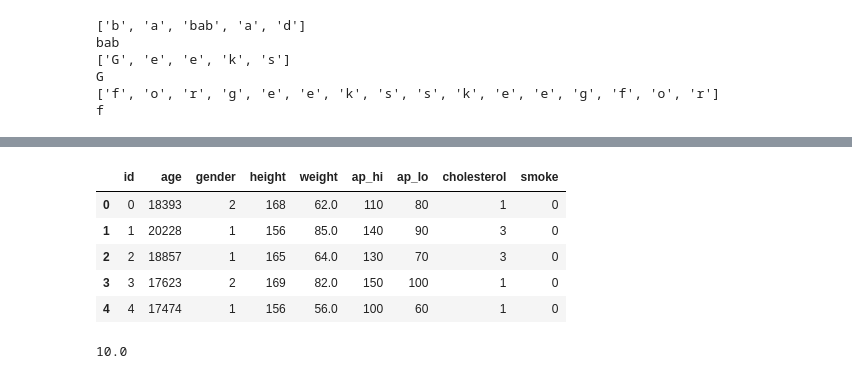
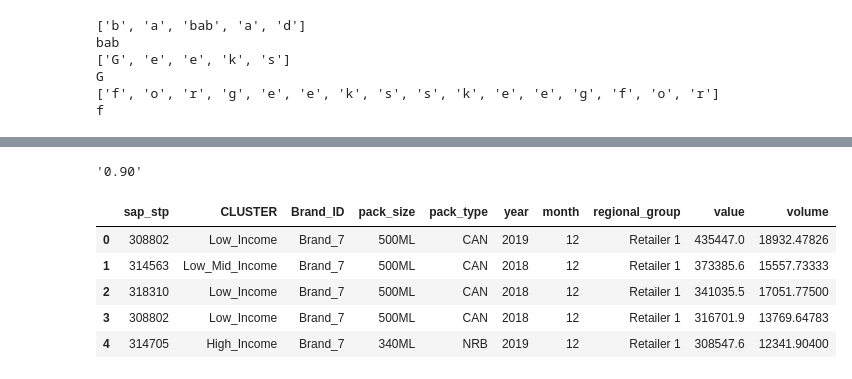
Before and after one commit to rimanshu/Private_personal, a Jupyter notebook: DataStructure/Untitled1.ipynb, the cells around one changed output, grey strips where cells are left out. Saved outputs shown, nothing was run; the diff lists cells and outputs as text; code cells hidden in the pictures.

```diff
--- a/DataStructure/Untitled1.ipynb
+++ b/DataStructure/Untitled1.ipynb
@@ -289,0 +296,24 @@ TypeError: 'str' object does not support item assignment
+# %%
+import pandas as pd
+import numpy as np
+
+data = {'Name':['Tom', 'Tom', 'krish', 'jack','Tom'], 'Age':[20, 21, 19, 18,25]}
+
+# Create DataFrame
+df = pd.DataFrame(data)
+# df.groupby('Name').mean()
+
+
+i, r = pd.factorize(df.Name)
+print(i, r)
+j, c = pd.factorize(df.Age)
+n, m = len(r), len(c)
+
+b = np.zeros((n, m), dtype=np.int64)
+
+np.add.at(b, (i, j), 1)
+pd.Series(c[b.argmax(1)], r)
+
+# John     White
+# Tom       Blue
+# Jerry    Black
@@ -290,12 +623,17 @@ TypeError: 'str' object does not support item assignment
+# %%
+import xgboost
+xgboost.__version__
+# %% [output]
+'0.90'
 # %%
 import pandas as pd
 
-df = pd.read_csv(r"C:\Users\riman\Downloads\data\cardio_base.csv")
-df.head()
+df_data = pd.read_csv(r"C:\Users\riman\Git\data.csv")
+df_data.head()
 # %% [output]
-|  | id | age | gender | height | weight | ap_hi | ap_lo | cholesterol | smoke |
-| 0 | 0 | 18393 | 2 | 168 | 62.0 | 110 | 80 | 1 | 0 |
-| 1 | 1 | 20228 | 1 | 156 | 85.0 | 140 | 90 | 3 | 0 |
-| 2 | 2 | 18857 | 1 | 165 | 64.0 | 130 | 70 | 3 | 0 |
-| 3 | 3 | 17623 | 2 | 169 | 82.0 | 150 | 100 | 1 | 0 |
-| 4 | 4 | 17474 | 1 | 156 | 56.0 | 100 | 60 | 1 | 0 |
+|  | sap_stp | CLUSTER | Brand_ID | pack_size | pack_type | year | month | regional_group | value | volume |
+| 0 | 308802 | Low_Income | Brand_7 | 500ML | CAN | 2019 | 12 | Retailer 1 | 435447.0 | 18932.47826 |
+| 1 | 314563 | Low_Mid_Income | Brand_7 | 500ML | CAN | 2018 | 12 | Retailer 1 | 373385.6 | 15557.73333 |
+| 2 | 318310 | Low_Income | Brand_7 | 500ML | CAN | 2018 | 12 | Retailer 1 | 341035.5 | 17051.77500 |
+| 3 | 308802 | Low_Income | Brand_7 | 500ML | CAN | 2018 | 12 | Retailer 1 | 316701.9 | 13769.64783 |
+| 4 | 314705 | High_Income | Brand_7 | 340ML | NRB | 2019 | 12 | Retailer 1 | 308547.6 | 12341.90400 |
@@ -304,4 +639,0 @@ avg = df['weight'].mean()
-# %%
-df['weight'].min()
-# %% [output]
-10.0
```
Also changed, not shown: parts of 23 cells of this notebook, 5 other files.
